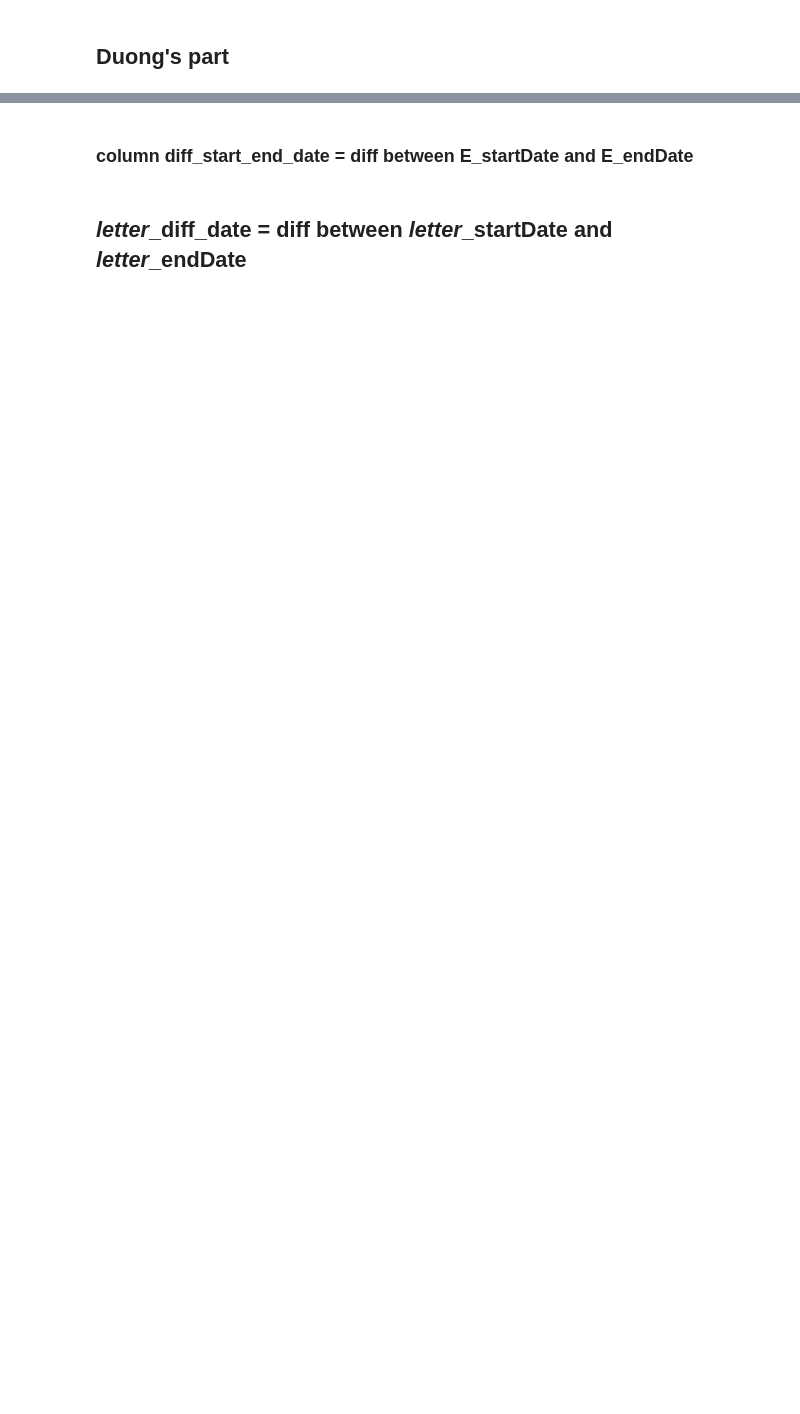
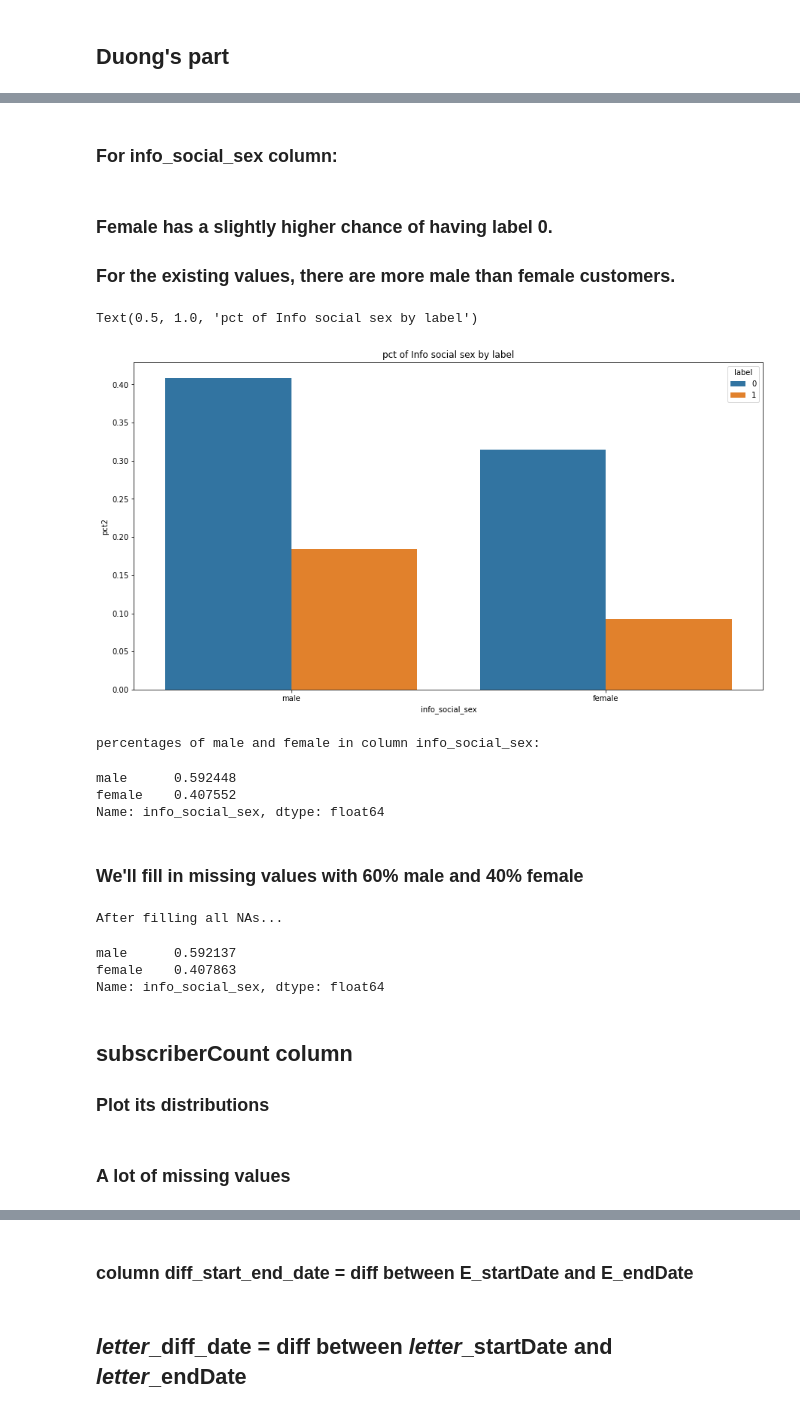
Before and after one commit to VincentChungHeiPoon/CreditScoreChallenge, a Jupyter notebook: Duong.ipynb, the cells around one changed output, grey strips where cells are left out. Saved outputs shown, nothing was run; the diff lists cells and outputs as text; code cells hidden in the pictures; blank space fills up the shorter version.

Commit message:
drop duplicate cod columns, fill nas in some of Duongs notebook

```diff
--- a/Duong.ipynb
+++ b/Duong.ipynb
@@ -96,7 +101,8 @@ ax.set_title("Correlation with labels", fontsize= 35)
 # %% [markdown]
 ## Duong's part
 # %%
-data_Duong = train_set[cols_Duong]
+data_Duong = train_set[cols_Duong].copy()
+
 data_Duong['label']= train_set['label'].values
 # %%
 data_Duong.head()
@@ -134,0 +178,32 @@ for i, col in enumerate(data_Duong.columns):
+# %% [markdown]
+### For info_social_sex column:
+# %%
+label_by_info_social_sex = data_Duong.groupby(['label'])\
+                ['info_social_sex'].value_counts()
+df = pd.DataFrame(label_by_info_social_sex).rename({'info_social_sex':'counts'}, axis=1).reset_index()
+# %% [markdown]
+### Female has a slightly higher chance of having label 0.
+### For the existing values, there are more male than female customers.
+# %%
+df['pct2'] = df['counts']/df['counts'].sum()
+import seaborn as sns
+
+fig, ax = plt.subplots(figsize= (15,8))
+sns.barplot(x= 'info_social_sex', y = 'pct2', \
+            hue= 'label', data= df, ax=ax)
+
+ax.set_title("pct of Info social sex by label")
+# %% [output]
+Text(0.5, 1.0, 'pct of Info social sex by label')
+[figure, added]
+# %%
+print ("percentages of male and female in column info_social_sex:")
+info_social_sex_pct_original = data_Duong.info_social_sex.value_counts()/data_Duong.info_social_sex.value_counts().sum()
+info_social_sex_pct_original
+# %% [output]
+percentages of male and female in column info_social_sex:
+male      0.592448
+female    0.407552
+Name: info_social_sex, dtype: float64
+# %% [markdown]
+### We'll fill in missing values with 60% male and 40% female
@@ -134,0 +220,13 @@ for i, col in enumerate(data_Duong.columns):
+# %%
+print ("After filling all NAs...")
+data_Duong['info_social_sex'].value_counts()/data_Duong['info_social_sex'].value_counts().sum()
+# %% [output]
+After filling all NAs...
+male      0.592137
+female    0.407863
+Name: info_social_sex, dtype: float64
+# %% [markdown]
+## subscriberCount column
+### Plot its distributions
+# %% [markdown]
+### A lot of missing values
```
Also changed, not shown: parts of 43 cells of this notebook, 6 other files.
